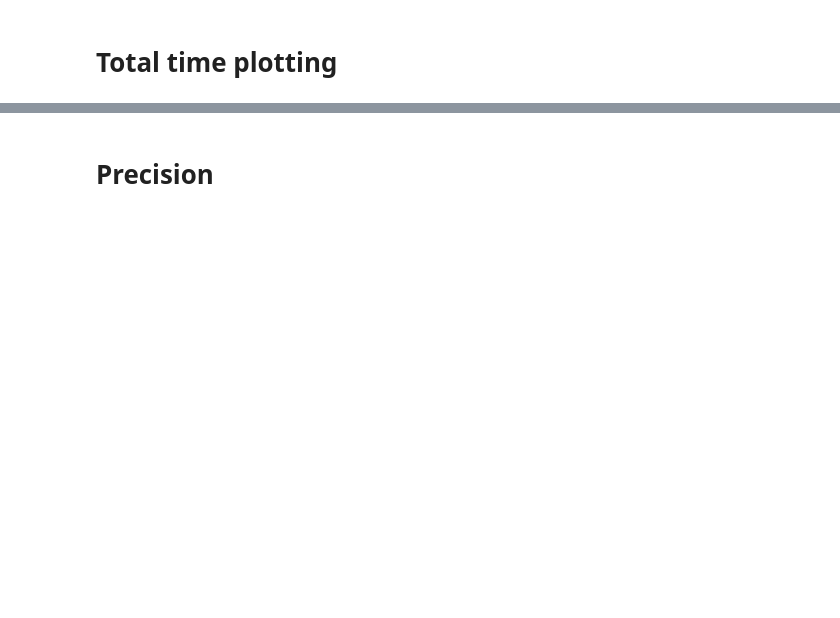
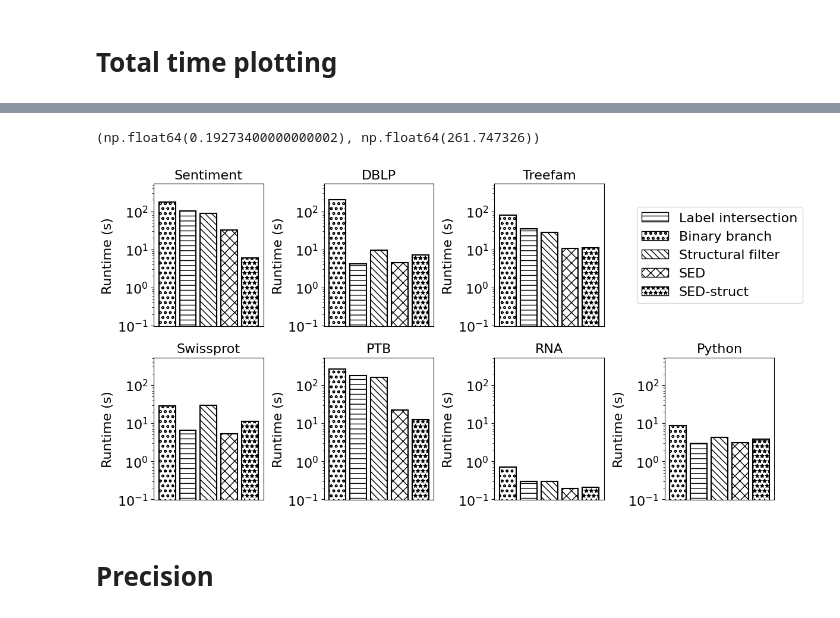
Before and after one commit to LukMRVC/ted-search, a Jupyter notebook: article/graphs.ipynb, the cells around one changed output, grey strips where cells are left out. Drawn from its saved outputs; the diff is of its cells as text; code cells hidden in the pictures; blank space fills up the shorter version.

```diff
--- a/article/graphs.ipynb
+++ b/article/graphs.ipynb
@@ -187,37 +233,45 @@ filter_df
+# %%
+global_min = filter_df['total_time_ms'].min() / 1000
+global_max = filter_df['total_time_ms'].max() / 1000
+global_min, global_max
+# %% [output]
+(np.float64(0.19273400000000002), np.float64(261.747326))
 # %%
 # calculate global min and max for normalization
 global_min = filter_df['total_time_ms'].min() / 1000
 global_max = filter_df['total_time_ms'].max() / 1000
-
-fig, axes = plt.subplots(2, 4, figsize=(20, 8))
+# global_min = 0.0
+fig, axes = plt.subplots(2, 4, figsize=(12, 6))
 axes = axes.ravel()
 
 for idx, dataset in enumerate(real_datasets):
   dataset_data = filter_df[filter_df['dataset'] == (dataset.capitalize() if dataset not in ('dblp', 'rna', 'ptb') else dataset.upper())]
   ax = axes[idx + (1 if idx >= 3 else 0)]
 
   for i, (algorithm, group) in enumerate(dataset_data.groupby('algorithm', sort=False)):
     bar = ax.bar(i, group['total_time_ms'].values[0] / 1000, color='white', edgecolor='black', linewidth=1.5, hatch=hatch_patterns[algorithm])
 
   ax.set_xticks([])
-  ax.set_ylabel('Runtime (s)', fontsize=14)
-  ax.tick_params(axis='y', labelsize=14)
+  ax.set_ylabel('Runtime (s)', fontsize=16)
+  ax.tick_params(axis='y', labelsize=16)
   ax.set_title(dataset.capitalize() if dataset not in ('dblp', 'rna', 'ptb') else dataset.upper(), fontsize=16)
   ax.set_yscale('log')
   ax.set_ylim(global_min * 0.5, global_max * 2)
 
 # Use the last subplot for the legend
 from matplotlib.patches import Patch
 legend_elements = [Patch(facecolor='white', edgecolor='black', hatch=hatch, label=alg)
                    for alg, hatch in hatch_patterns.items()]
 
 axes[3].axis('off')
-axes[3].legend(handles=legend_elements, loc='center', fontsize=14, frameon=True)
+axes[3].legend(handles=legend_elements, loc='center', fontsize=16, frameon=True)
 
 
 plt.tight_layout()
 plt.savefig('total_query_times_real_datasets.pdf', format='pdf')
 plt.show()
+# %% [output]
+[figure, added]
 # %% [markdown]
 # Precision
 # %%
```
Also changed, not shown: parts of 17 cells of this notebook.
